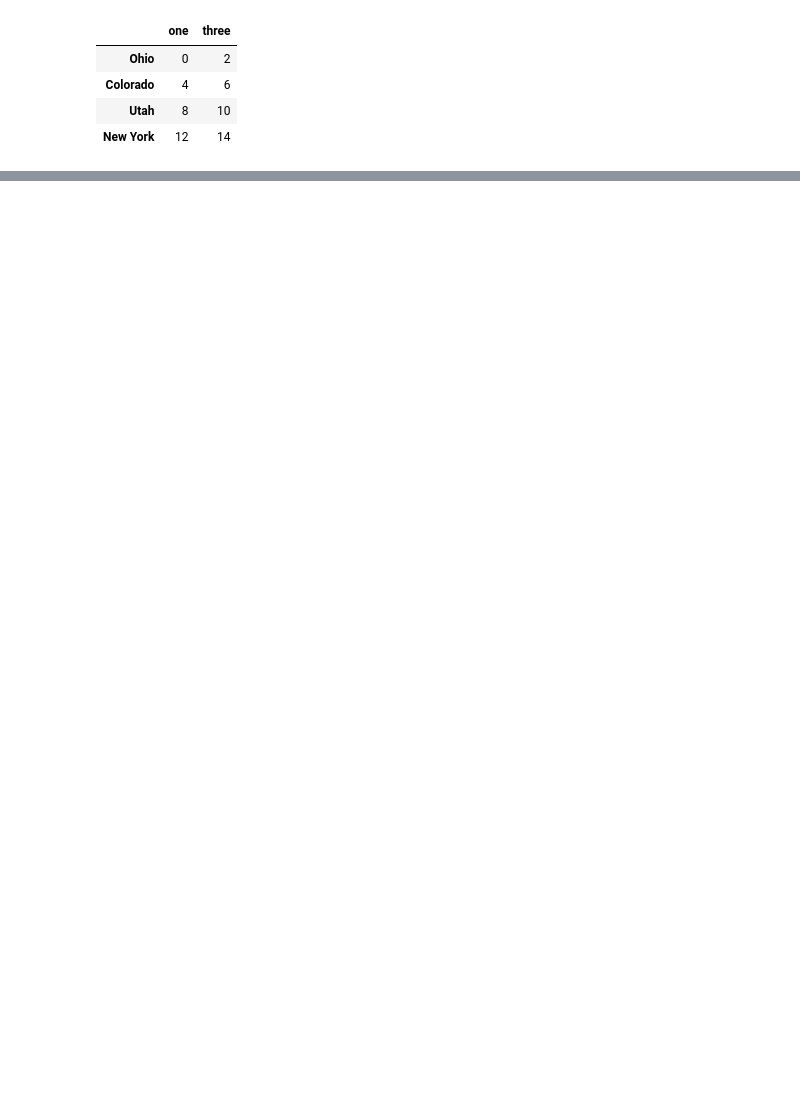
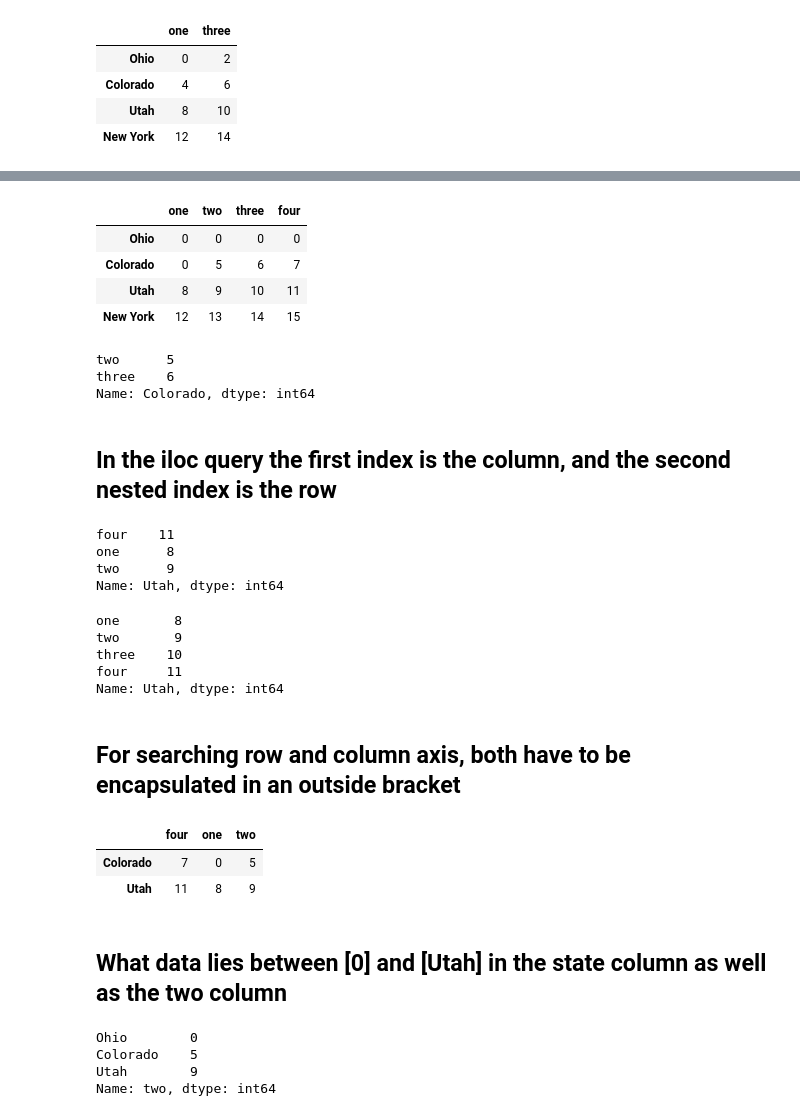
Before and after one commit to LydiaStoneKonstanski/WesCh5, a Jupyter notebook: Chapter5WorkAlong.ipynb, the cells around one changed output, grey strips where cells are left out. Cells and saved outputs as stored; diff of their text form; code cells hidden in the pictures; blank space fills up the shorter version.

```diff
--- a/Chapter5WorkAlong.ipynb
+++ b/Chapter5WorkAlong.ipynb
@@ -643,0 +771,50 @@ obj.drop
+# %%
+data[data < 5] = 0
+# %%
+data
+# %% [output]
+|  | one | two | three | four |
+| Ohio | 0 | 0 | 0 | 0 |
+| Colorado | 0 | 5 | 6 | 7 |
+| Utah | 8 | 9 | 10 | 11 |
+| New York | 12 | 13 | 14 | 15 |
+# %%
+data.loc['Colorado', ['two', 'three']]
+# %% [output]
+two      5
+three    6
+Name: Colorado, dtype: int64
+# %% [markdown]
+## In the iloc query the first index is the column, and the second nested index is the row
+# %%
+data.iloc[2, [3, 0, 1]]
+# %% [output]
+four    11
+one      8
+two      9
+Name: Utah, dtype: int64
+# %%
+data.iloc[2]
+# %% [output]
+one       8
+two       9
+three    10
+four     11
+Name: Utah, dtype: int64
+# %% [markdown]
+## For searching row and column axis, both have to be encapsulated in an outside bracket
+# %%
+data.iloc[[1,2], [3, 0, 1]]
+# %% [output]
+|  | four | one | two |
+| Colorado | 7 | 0 | 5 |
+| Utah | 11 | 8 | 9 |
+# %% [markdown]
+## What data lies between [0] and [Utah] in the state column as well as the two column
+# %%
+data.loc[:'Utah', 'two']
+# %% [output]
+Ohio        0
+Colorado    5
+Utah        9
+Name: two, dtype: int64
```
Also changed, not shown: parts of 41 cells of this notebook.
